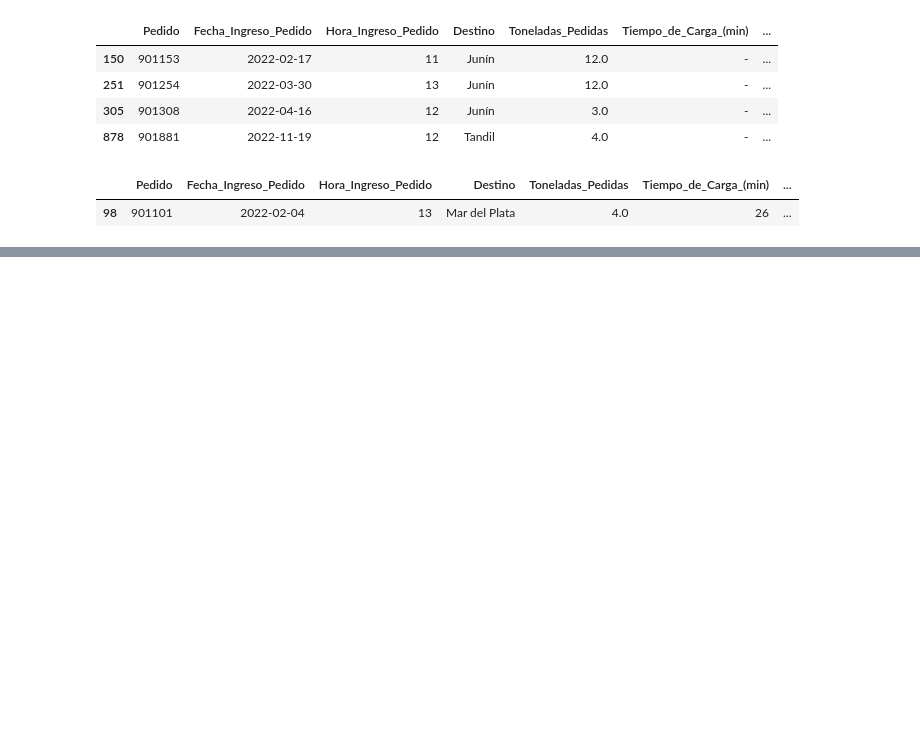
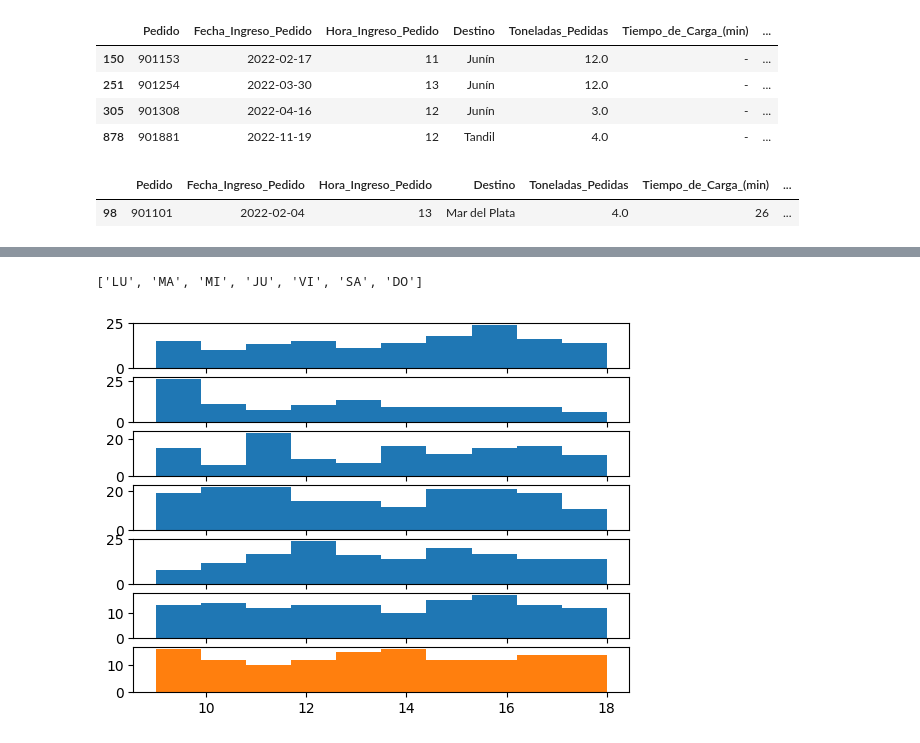
Before and after one commit to rodrigoamor5/TP1_Operativa_III, a Jupyter notebook: Analisis.ipynb, the cells around one changed output, grey strips where cells are left out. Saved outputs shown, nothing was run; the diff lists cells and outputs as text; code cells hidden in the pictures; blank space fills up the shorter version.

```diff
--- a/Analisis.ipynb
+++ b/Analisis.ipynb
@@ -272,0 +340,18 @@ df.to_csv('TP1_datalimpia.csv', sep = ';')
+# %%
+#Hago un histograma para ver como se ditribuyen los dias de pedido por ciudad (5GRAFICOS)
+fig, ax =plt.subplots(7)
+
+print(dias)
+for dia in range(0,7):
+    por_dia = df[df['Dia_Semana'] == dias[dia]]
+    hora_por_dia = por_dia['Hora_Ingreso_Pedido']
+    #print(hora_por_dia.values)
+    ax[dia].hist(hora_por_dia.values)
+    #ax[dia].title(dias[dia])
+
+
+plt.hist(hora_por_dia)
+plt.show()
+# %% [output]
+['LU', 'MA', 'MI', 'JU', 'VI', 'SA', 'DO']
+[figure, added]
```
Also changed, not shown: parts of 10 cells of this notebook, 1 other file.
